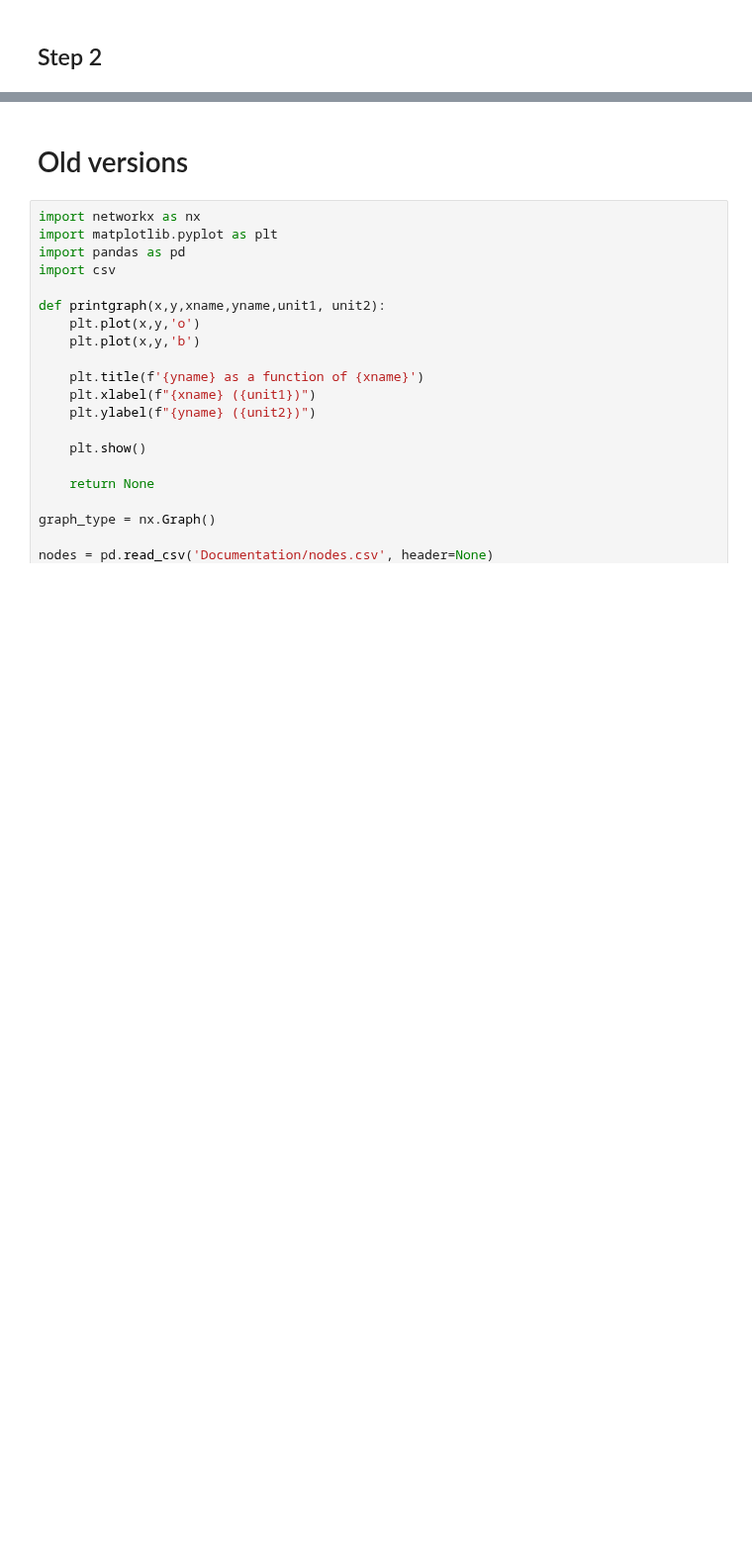
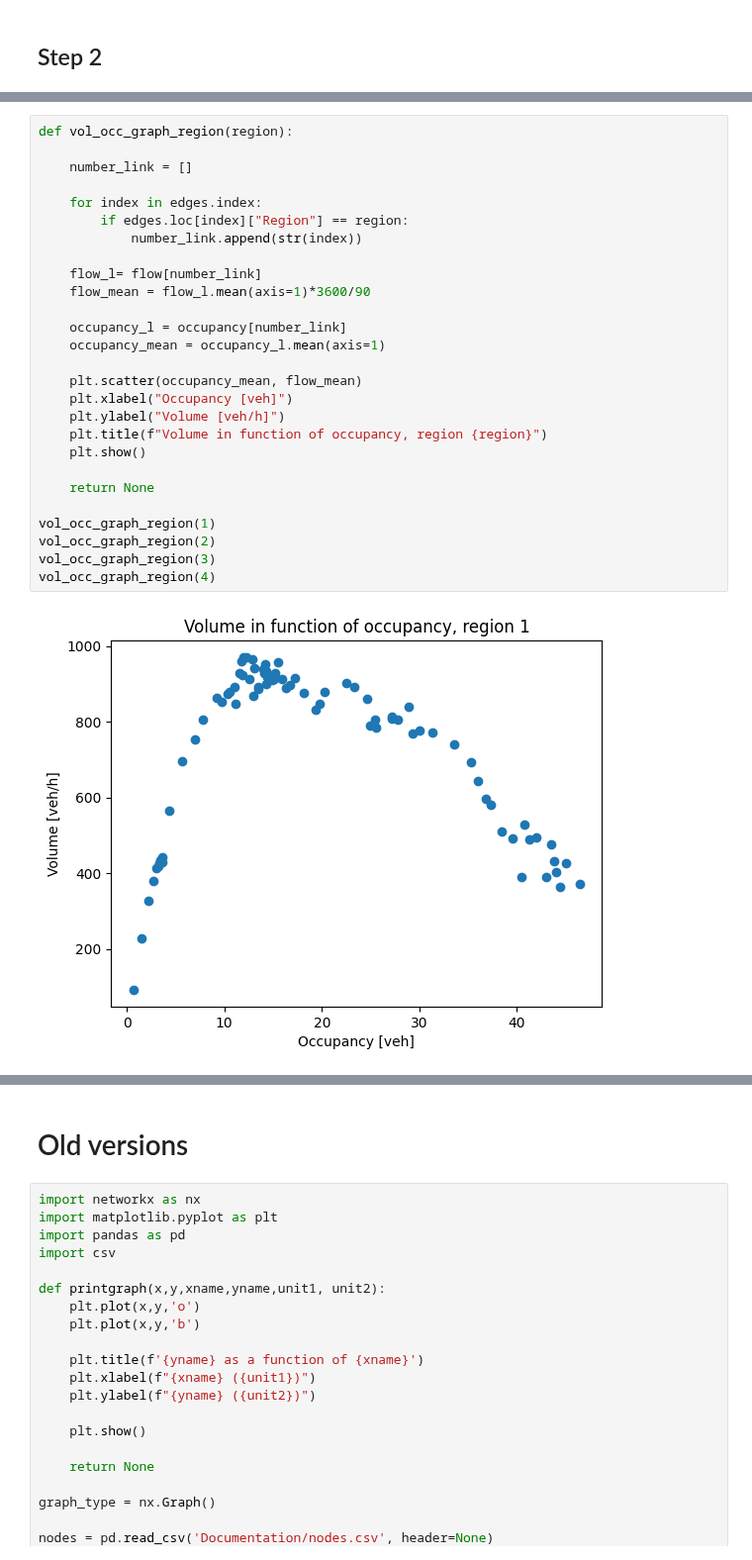
Before and after one commit to s221568/Trafic, a Jupyter notebook: Lab 1/Lab1JE.ipynb, the cells around one changed output, grey strips where cells are left out. Shown at 99% size. Cells and saved outputs as stored; diff of their text form; blank space fills up the shorter version.

```diff
--- a/Lab 1/Lab1JE.ipynb
+++ b/Lab 1/Lab1JE.ipynb
@@ -45,0 +91,29 @@ plt.show()
+# %%
+def vol_occ_graph_region(region):
+
+    number_link = []
+
+    for index in edges.index:
+        if edges.loc[index]["Region"] == region:
+            number_link.append(str(index))
+
+    flow_l= flow[number_link]
+    flow_mean = flow_l.mean(axis=1)*3600/90
+
+    occupancy_l = occupancy[number_link]
+    occupancy_mean = occupancy_l.mean(axis=1)
+
+    plt.scatter(occupancy_mean, flow_mean)
+    plt.xlabel("Occupancy [veh]")
+    plt.ylabel("Volume [veh/h]")
+    plt.title(f"Volume in function of occupancy, region {region}")
+    plt.show()
+
+    return None
+
+vol_occ_graph_region(1)
+vol_occ_graph_region(2)
+vol_occ_graph_region(3)
+vol_occ_graph_region(4)
+# %% [output]
+[figure, added]
```
Also changed, not shown: parts of 7 cells of this notebook.
